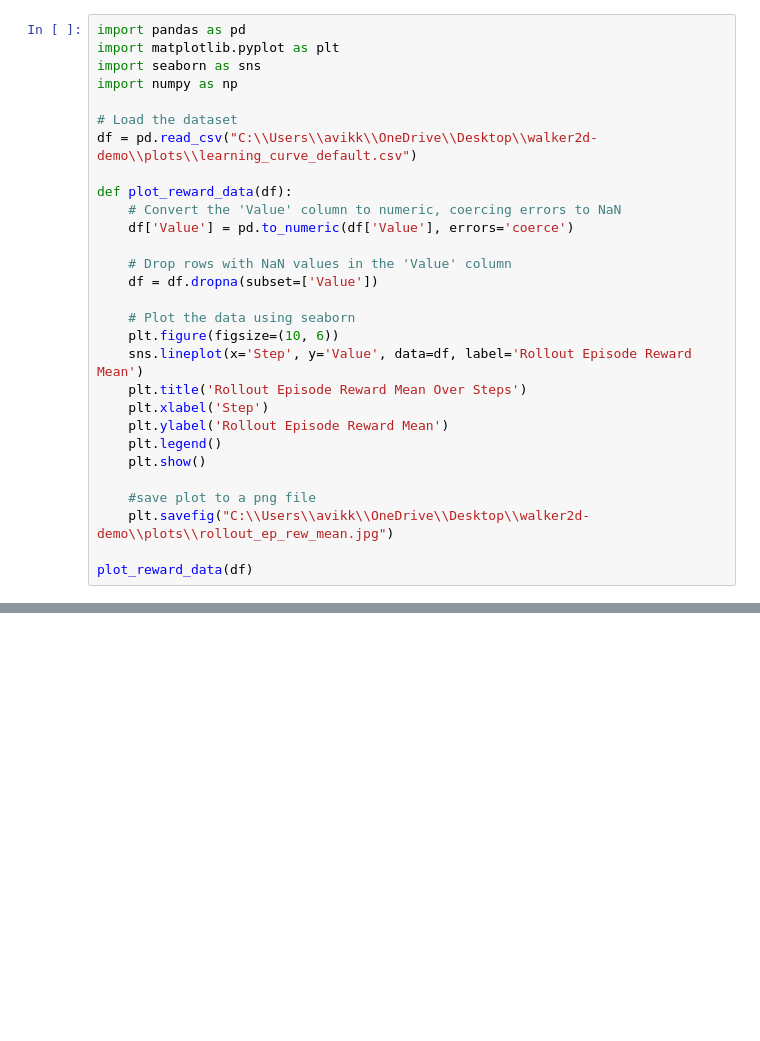
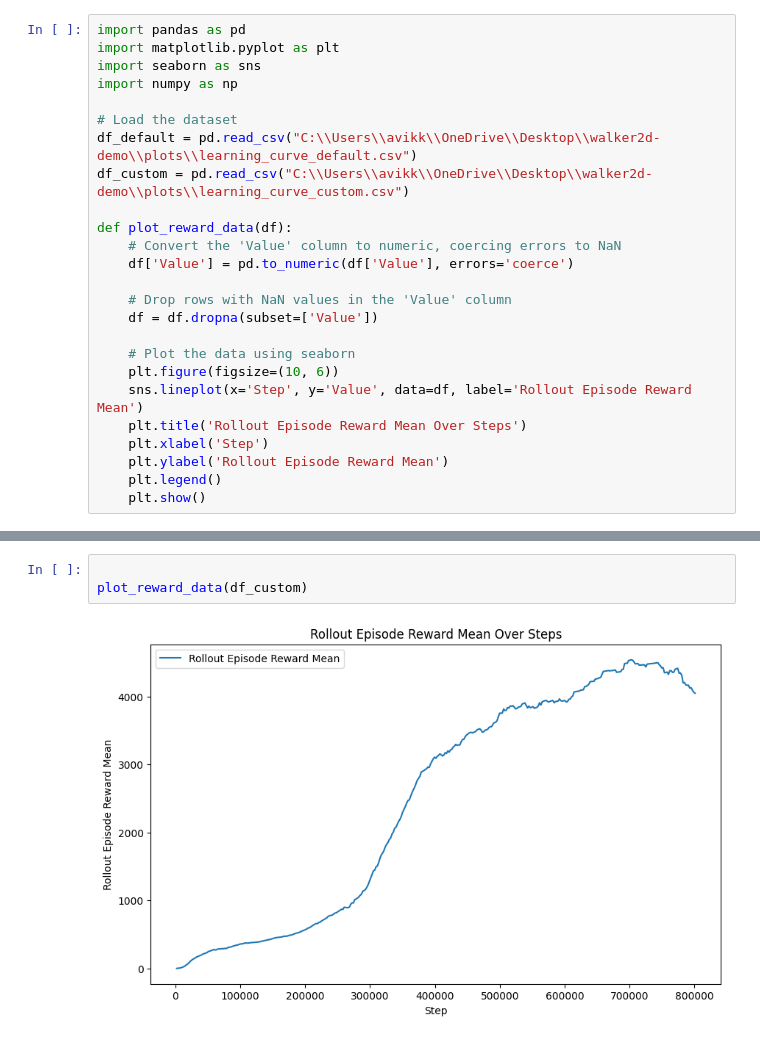
Before and after one commit to avik-kumar/walker2d-demo, a Jupyter notebook: plots/plot_learning_curves.ipynb, the cells around one changed output, grey strips where cells are left out. Drawn from its saved outputs; the diff is of its cells as text; blank space fills up the shorter version.

Commit message:
Added custom reward policy and new stats

```diff
--- a/plots/plot_learning_curves.ipynb
+++ b/plots/plot_learning_curves.ipynb
@@ -5,7 +5,8 @@ import seaborn as sns
 import numpy as np
 
 # Load the dataset
-df = pd.read_csv("C:\\Users\\avikk\\OneDrive\\Desktop\\walker2d-demo\\plots\\learning_curve_default.csv")
+df_default = pd.read_csv("C:\\Users\\avikk\\OneDrive\\Desktop\\walker2d-demo\\plots\\learning_curve_default.csv")
+df_custom = pd.read_csv("C:\\Users\\avikk\\OneDrive\\Desktop\\walker2d-demo\\plots\\learning_curve_custom.csv")
 
 def plot_reward_data(df):
     # Convert the 'Value' column to numeric, coercing errors to NaN
@@ -22,8 +23,3 @@ def plot_reward_data(df):
     plt.ylabel('Rollout Episode Reward Mean')
     plt.legend()
     plt.show()
-
-    #save plot to a png file
-    plt.savefig("C:\\Users\\avikk\\OneDrive\\Desktop\\walker2d-demo\\plots\\rollout_ep_rew_mean.jpg")
-
-plot_reward_data(df)
@@ -32,0 +30,5 @@ plot_reward_data(df)
+# %%
+
+plot_reward_data(df_custom)
+# %% [output]
+[figure, added]
```
Also changed, not shown: parts of 2 cells of this notebook, 6 other files.
